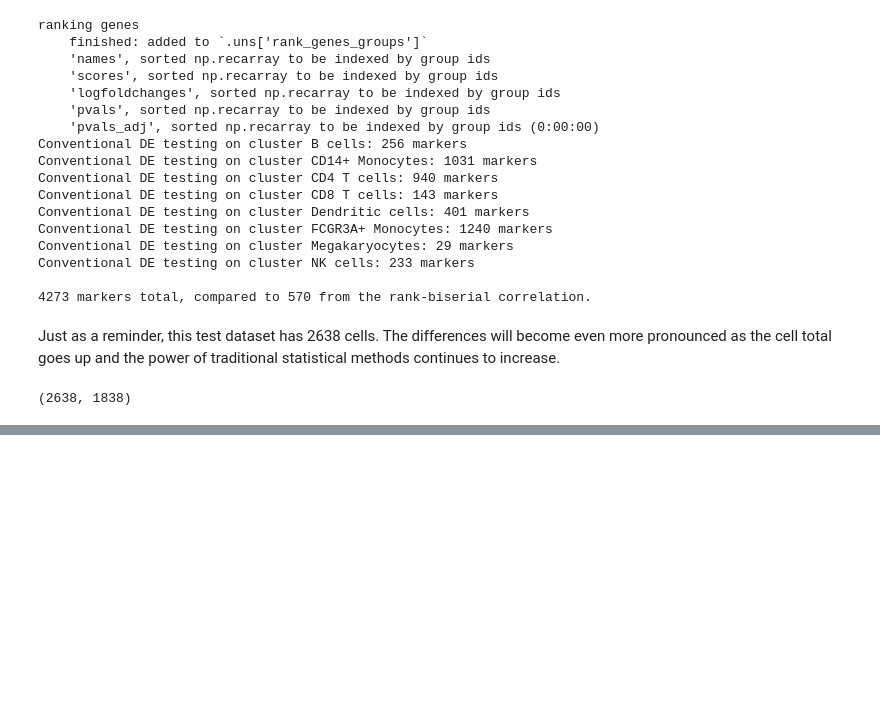
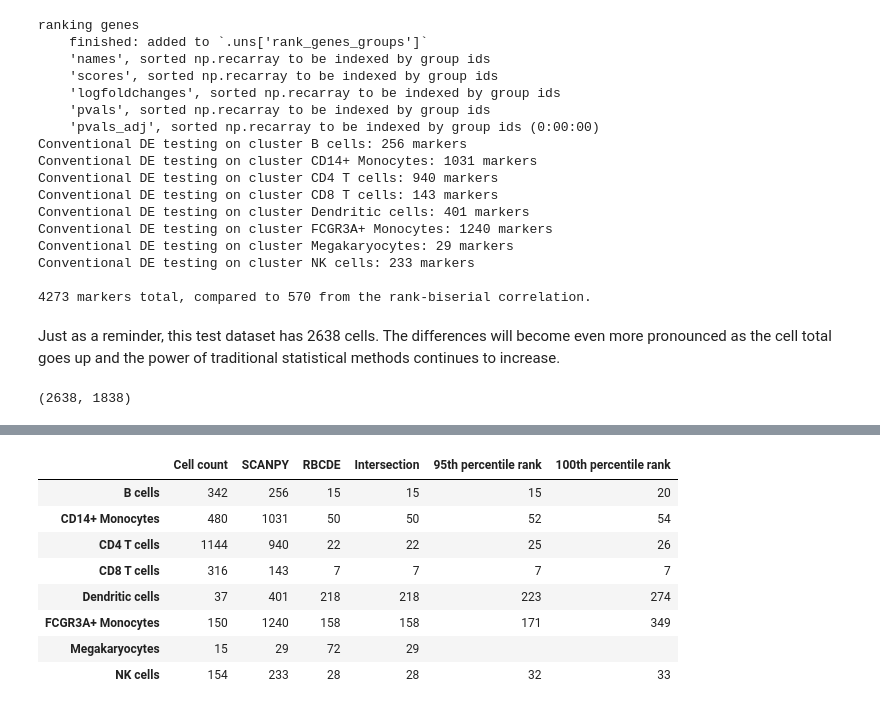
Before and after one commit to Teichlab/rbcde, a Jupyter notebook: examples/rbc_demo.ipynb, the cells around one changed output, grey strips where cells are left out. Saved outputs shown, nothing was run; the diff lists cells and outputs as text; code cells hidden in the pictures; blank space fills up the shorter version.

```diff
--- a/examples/rbc_demo.ipynb
+++ b/examples/rbc_demo.ipynb
@@ -114,0 +118,35 @@ adata.shape
+# %%
+numtemp = np.arange(len(result['names'])) + 1
+summdf = pd.DataFrame(0, index=plot_dict.keys(), columns=['Cell count','SCANPY','RBCDE','Intersection','95th percentile rank','100th percentile rank'])
+for clus in plot_dict.keys():
+    cellcount = np.sum(adata.obs['louvain'] == clus)
+    mask = (result['pvals_adj'][clus]<0.05) & (result['scores'][clus]>0)
+    scmarks = np.sum(mask)
+    rbcmarks = len(plot_dict[clus])
+    mask = mask & ([i in plot_dict[clus] for i in result['names'][clus]])
+    intersect = np.sum(mask)
+    if clus=='Megakaryocytes':
+        p95 = ''
+        p100 = ''
+    else:
+        p95 = np.max(numtemp[mask][:int(round(0.95 * np.sum(mask)))])
+        p100 = np.max(numtemp[mask])
+    #this is useful for LaTeX table generation
+    #print(' & '.join([clus,str(cellcount),str(scmarks),str(rbcmarks),str(intersect),str(p95),str(p100)])+' \\\\')
+    summdf.loc[clus,'Cell count'] = cellcount
+    summdf.loc[clus,'SCANPY'] = scmarks
+    summdf.loc[clus,'RBCDE'] = rbcmarks
+    summdf.loc[clus,'Intersection'] = intersect
+    summdf.loc[clus,'95th percentile rank'] = p95
+    summdf.loc[clus,'100th percentile rank'] = p100
+summdf
+# %% [output]
+|  | Cell count | SCANPY | RBCDE | Intersection | 95th percentile rank | 100th percentile rank |
+| B cells | 342 | 256 | 15 | 15 | 15 | 20 |
+| CD14+ Monocytes | 480 | 1031 | 50 | 50 | 52 | 54 |
+| CD4 T cells | 1144 | 940 | 22 | 22 | 25 | 26 |
+| CD8 T cells | 316 | 143 | 7 | 7 | 7 | 7 |
+| Dendritic cells | 37 | 401 | 218 | 218 | 223 | 274 |
+| FCGR3A+ Monocytes | 150 | 1240 | 158 | 158 | 171 | 349 |
+| Megakaryocytes | 15 | 29 | 72 | 29 |  |  |
+| NK cells | 154 | 233 | 28 | 28 | 32 | 33 |
```
Also changed, not shown: parts of 4 cells of this notebook, 3 other files.
